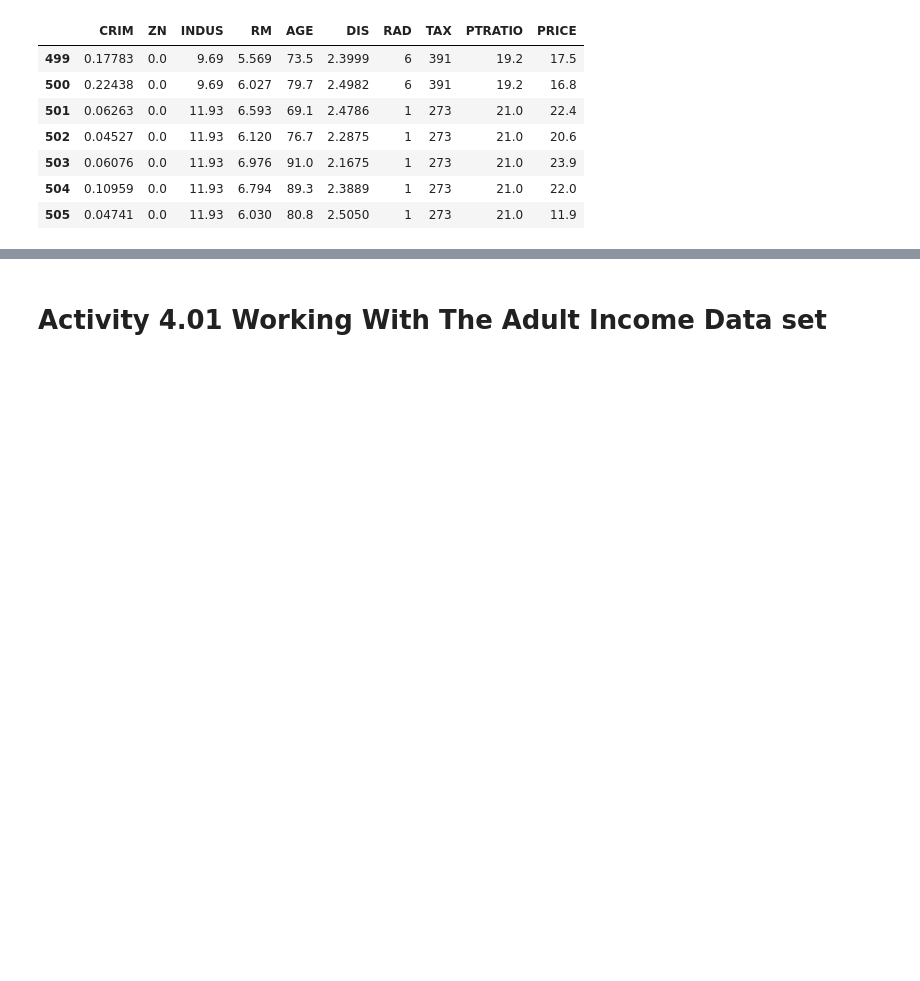
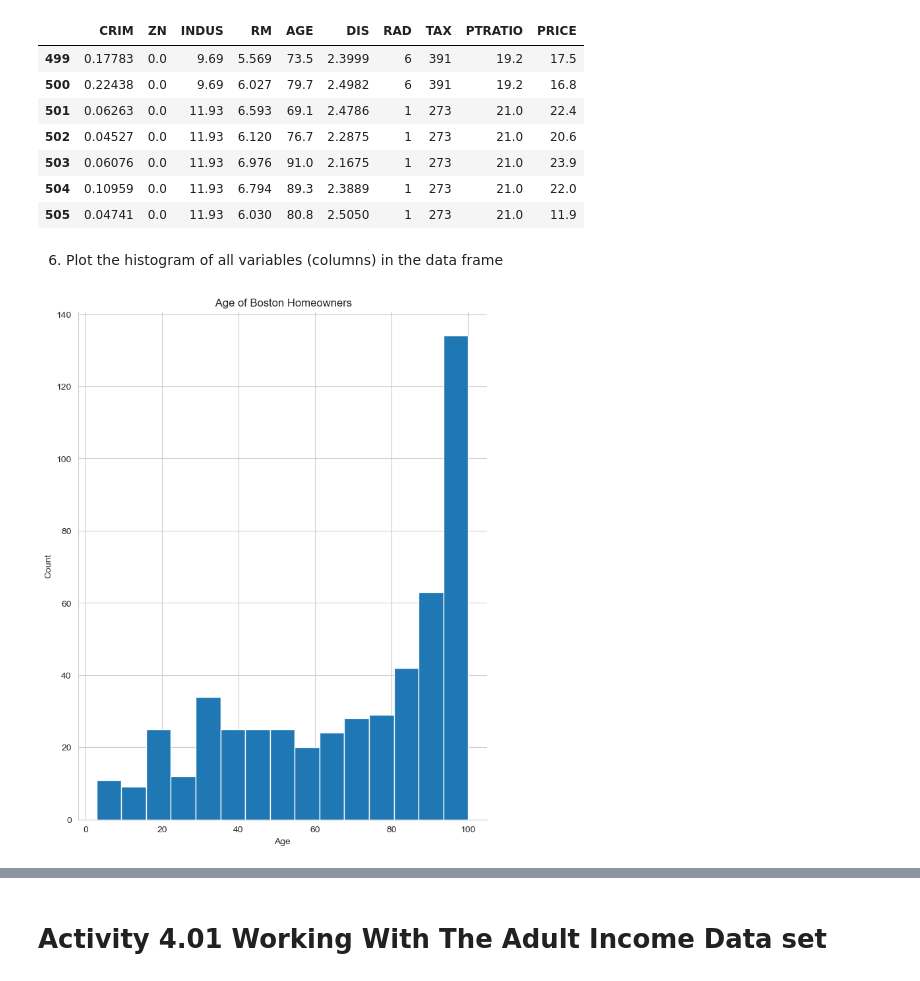
Before and after one commit to MWPerrineJr/data-prep, a Jupyter notebook: Weel 3-4 Assignment.ipynb, the cells around one changed output, grey strips where cells are left out. Saved outputs shown, nothing was run; the diff lists cells and outputs as text; code cells hidden in the pictures; blank space fills up the shorter version.

```diff
--- a/Weel 3-4 Assignment.ipynb
+++ b/Weel 3-4 Assignment.ipynb
@@ -57,3 +60,14 @@ data_1.tail(7)
 | 503 | 0.06076 | 0.0 | 11.93 | 6.976 | 91.0 | 2.1675 | 1 | 273 | 21.0 | 23.9 |
 | 504 | 0.10959 | 0.0 | 11.93 | 6.794 | 89.3 | 2.3889 | 1 | 273 | 21.0 | 22.0 |
 | 505 | 0.04741 | 0.0 | 11.93 | 6.030 | 80.8 | 2.5050 | 1 | 273 | 21.0 | 11.9 |
+# %% [markdown]
+6. Plot the histogram of all variables (columns) in the data frame
+# %%
+plt.figure(figsize=(8,10))
+data_1["AGE"].hist(bins = 15)
+plt.title(" Age of Boston Homeowners")
+plt.ylabel("Count")
+plt.xlabel("Age")
+sns.despine()
+# %% [output]
+[figure, added]
```
Also changed, not shown: parts of 32 cells of this notebook.
